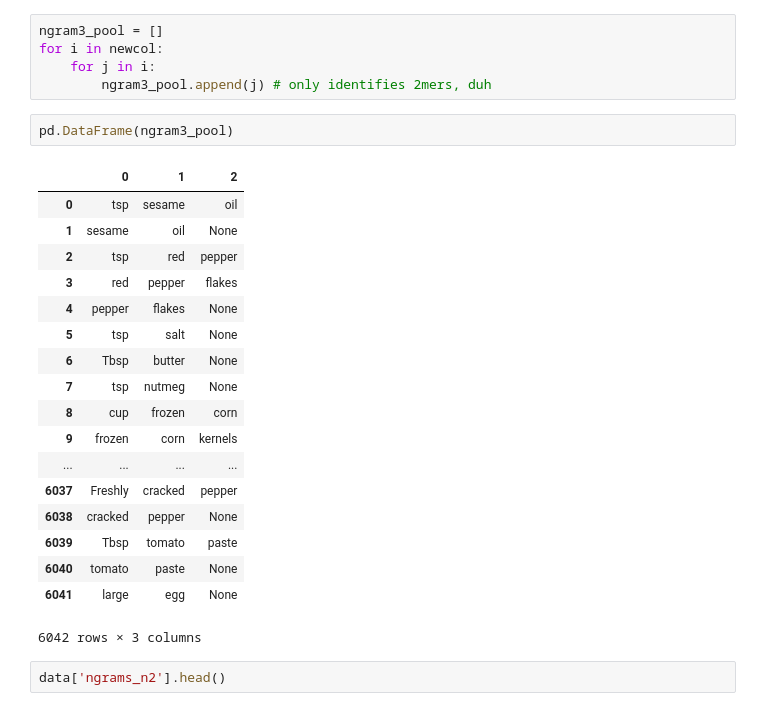
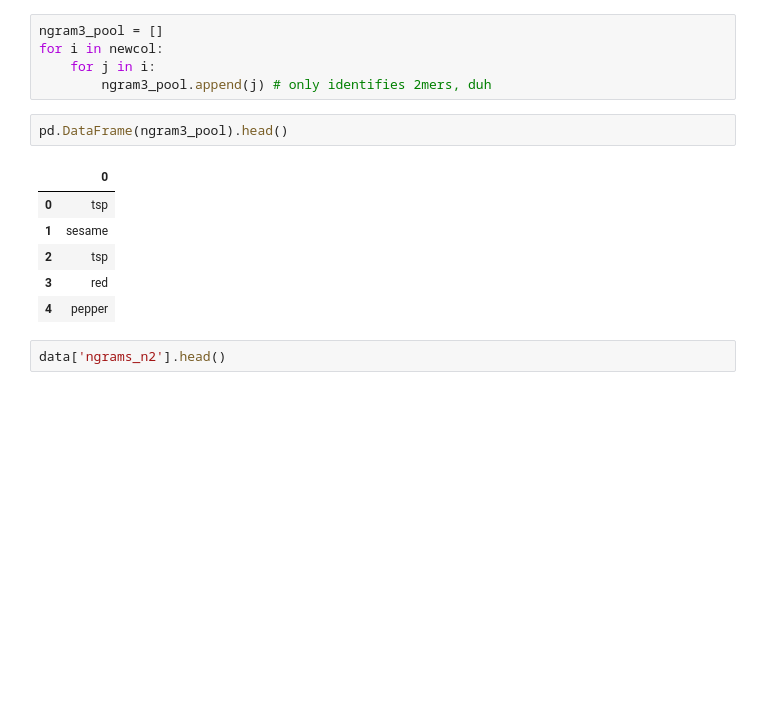
Before and after one commit to mfoos/recipeProject, a Jupyter notebook: data/Recipe_Data_pandas.ipynb, the cells around one changed output. Drawn from its saved outputs; the diff is of its cells as text; blank space fills up the shorter version.

```diff
--- a/data/Recipe_Data_pandas.ipynb
+++ b/data/Recipe_Data_pandas.ipynb
@@ -105,26 +85,14 @@ for i in newcol:
     for j in i:
         ngram3_pool.append(j) # only identifies 2mers, duh
 # %%
-pd.DataFrame(ngram3_pool)
+pd.DataFrame(ngram3_pool).head()
 # %% [output]
-|  | 0 | 1 | 2 |
-| 0 | tsp | sesame | oil |
-| 1 | sesame | oil | None |
-| 2 | tsp | red | pepper |
-| 3 | red | pepper | flakes |
-| 4 | pepper | flakes | None |
-| 5 | tsp | salt | None |
-| 6 | Tbsp | butter | None |
-| 7 | tsp | nutmeg | None |
-| 8 | cup | frozen | corn |
-| 9 | frozen | corn | kernels |
-| ... | ... | ... | ... |
-| 6037 | Freshly | cracked | pepper |
-| 6038 | cracked | pepper | None |
-| 6039 | Tbsp | tomato | paste |
-| 6040 | tomato | paste | None |
-| 6041 | large | egg | None |
+|  | 0 |
+| 0 | tsp |
+| 1 | sesame |
+| 2 | tsp |
+| 3 | red |
+| 4 | pepper |
-6042 rows × 3 columns
 # %%
 data['ngrams_n2'].head()
 # %% [output]
```
Also changed, not shown: parts of 18 cells of this notebook, 1 other file.
